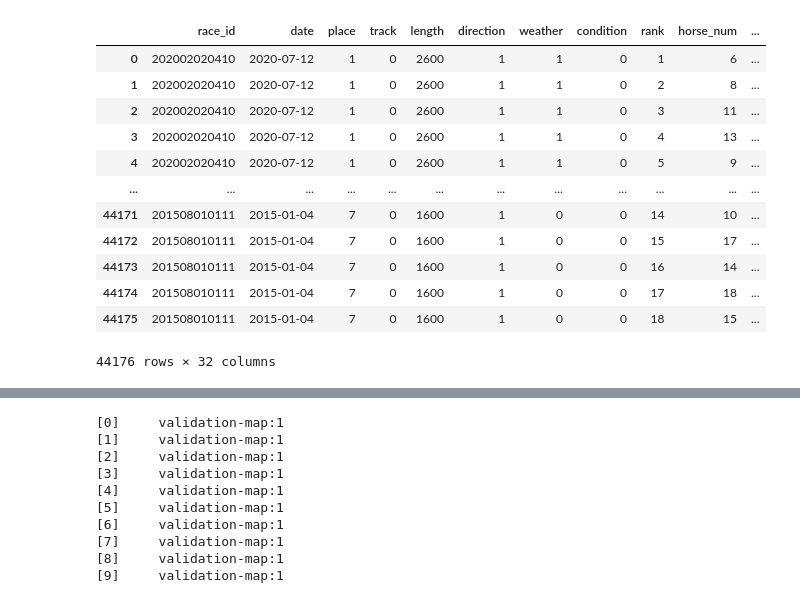
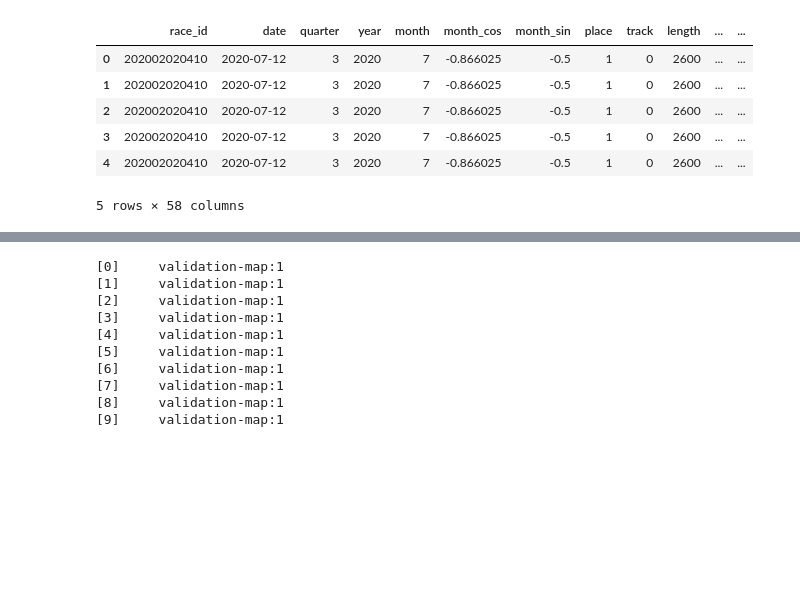
Before and after one commit to ayane-hara/MachinLearning_keiba, a Jupyter notebook: keiba_LTR_4 train and predict.ipynb, the cells around one changed output, grey strips where cells are left out. Saved outputs shown, nothing was run; the diff lists cells and outputs as text; code cells hidden in the pictures; blank space fills up the shorter version.

```diff
--- a/keiba_LTR_4 train and predict.ipynb
+++ b/keiba_LTR_4 train and predict.ipynb
@@ -8,18 +8,12 @@ from xgboost import DMatrix
 from sklearn.metrics import ndcg_score
 # %%
 df = pd.read_csv('all_data.csv')
-df
+df.head()
 # %% [output]
-|  | race_id | date | place | track | length | direction | weather | condition | rank | horse_num | ... |
-| 0 | 202002020410 | 2020-07-12 | 1 | 0 | 2600 | 1 | 1 | 0 | 1 | 6 | ... |
-| 1 | 202002020410 | 2020-07-12 | 1 | 0 | 2600 | 1 | 1 | 0 | 2 | 8 | ... |
-| 2 | 202002020410 | 2020-07-12 | 1 | 0 | 2600 | 1 | 1 | 0 | 3 | 11 | ... |
-| 3 | 202002020410 | 2020-07-12 | 1 | 0 | 2600 | 1 | 1 | 0 | 4 | 13 | ... |
-| 4 | 202002020410 | 2020-07-12 | 1 | 0 | 2600 | 1 | 1 | 0 | 5 | 9 | ... |
-| ... | ... | ... | ... | ... | ... | ... | ... | ... | ... | ... | ... |
-| 44171 | 201508010111 | 2015-01-04 | 7 | 0 | 1600 | 1 | 0 | 0 | 14 | 10 | ... |
-| 44172 | 201508010111 | 2015-01-04 | 7 | 0 | 1600 | 1 | 0 | 0 | 15 | 17 | ... |
-| 44173 | 201508010111 | 2015-01-04 | 7 | 0 | 1600 | 1 | 0 | 0 | 16 | 14 | ... |
-| 44174 | 201508010111 | 2015-01-04 | 7 | 0 | 1600 | 1 | 0 | 0 | 17 | 18 | ... |
-| 44175 | 201508010111 | 2015-01-04 | 7 | 0 | 1600 | 1 | 0 | 0 | 18 | 15 | ... |
+|  | race_id | date | quarter | year | month | month_cos | month_sin | place | track | length | ... | ... |
+| 0 | 202002020410 | 2020-07-12 | 3 | 2020 | 7 | -0.866025 | -0.5 | 1 | 0 | 2600 | ... | ... |
+| 1 | 202002020410 | 2020-07-12 | 3 | 2020 | 7 | -0.866025 | -0.5 | 1 | 0 | 2600 | ... | ... |
+| 2 | 202002020410 | 2020-07-12 | 3 | 2020 | 7 | -0.866025 | -0.5 | 1 | 0 | 2600 | ... | ... |
+| 3 | 202002020410 | 2020-07-12 | 3 | 2020 | 7 | -0.866025 | -0.5 | 1 | 0 | 2600 | ... | ... |
+| 4 | 202002020410 | 2020-07-12 | 3 | 2020 | 7 | -0.866025 | -0.5 | 1 | 0 | 2600 | ... | ... |
-44176 rows × 32 columns
+5 rows × 58 columns
```
Also changed, not shown: parts of 12 cells of this notebook, 1 other file.
